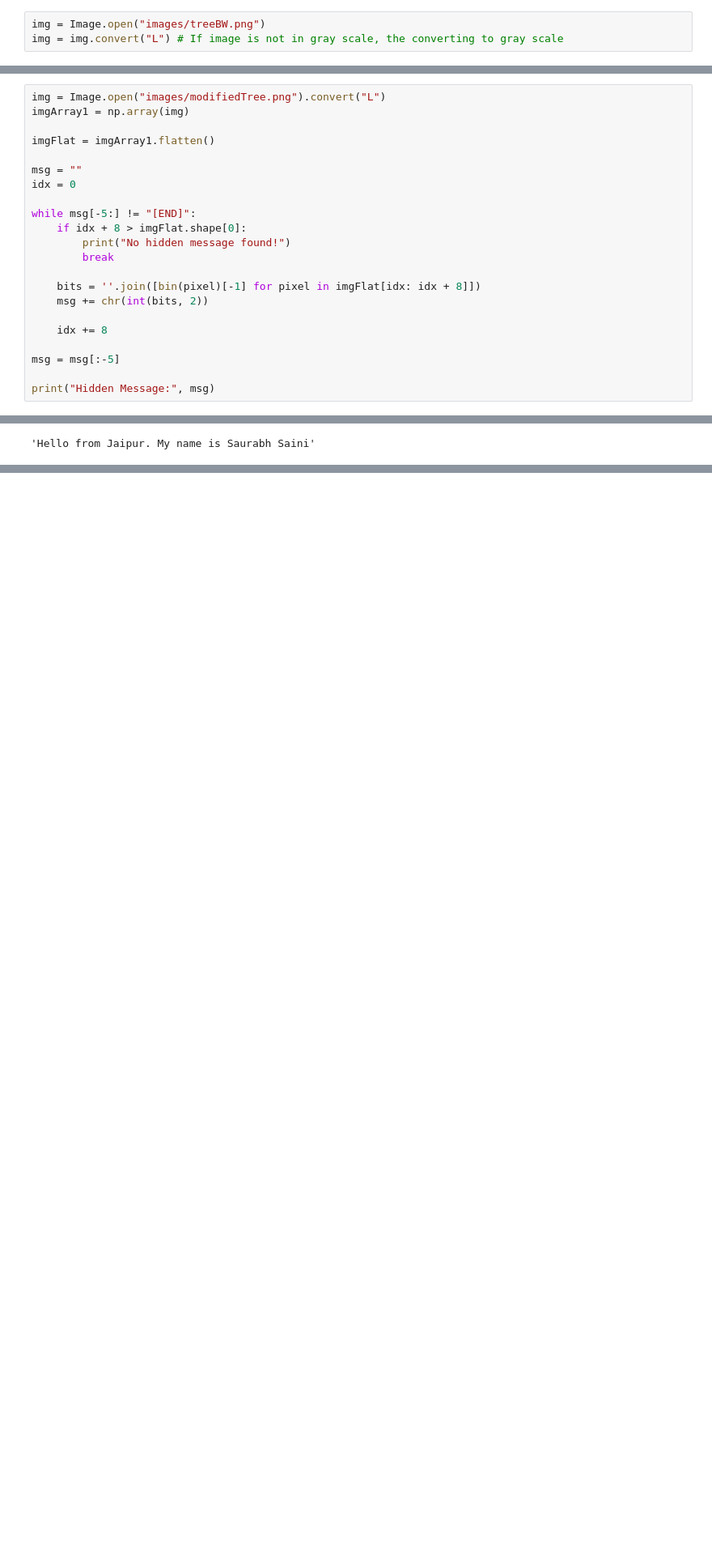
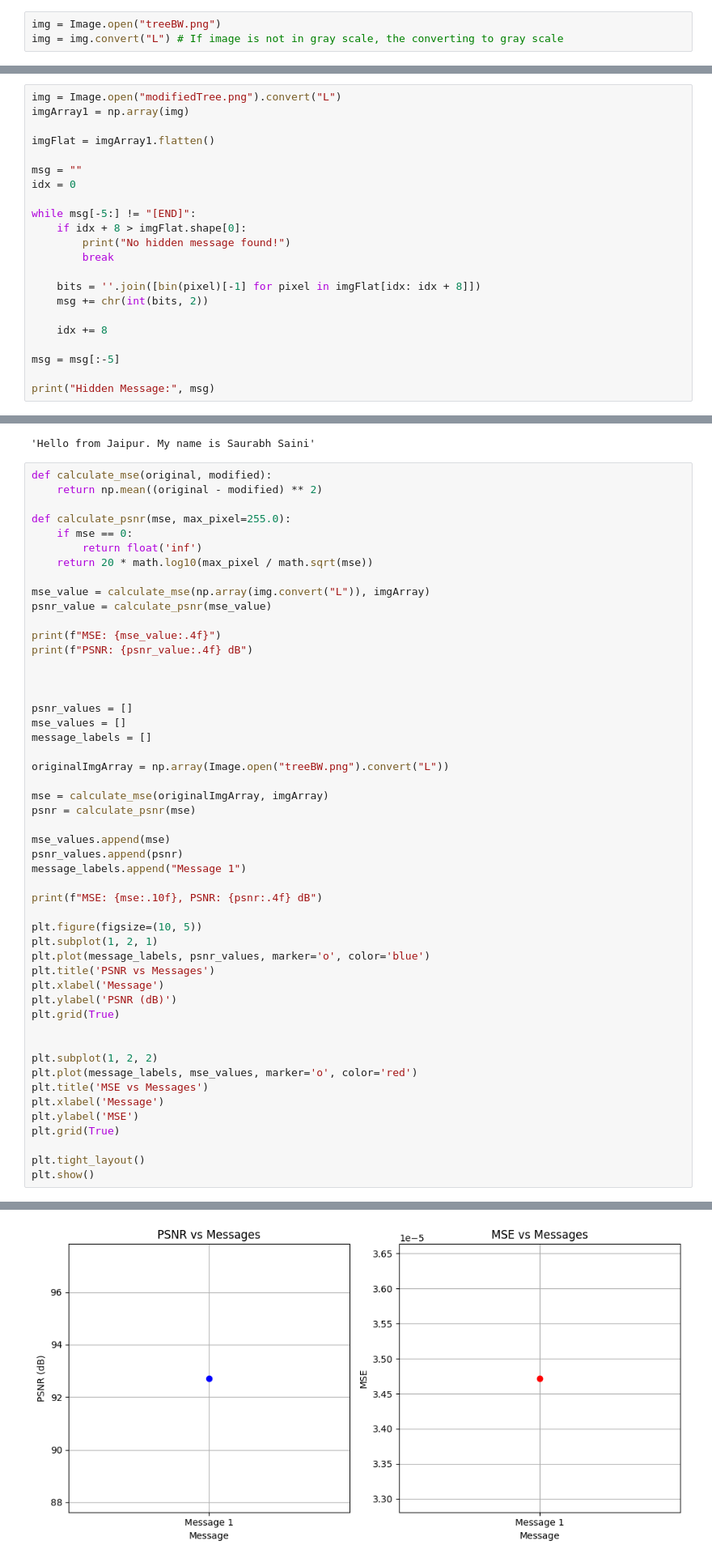
Before and after one commit to UtkarshTailor/Steganography, a Jupyter notebook: LSB/LSB.ipynb, the cells around one changed output, grey strips where cells are left out. Shown at 81% size. Cells and saved outputs as stored; diff of their text form; blank space fills up the shorter version.

Commit message:
LSB Modified

```diff
--- a/LSB/LSB.ipynb
+++ b/LSB/LSB.ipynb
@@ -7,7 +8,7 @@ import matplotlib.pyplot as plt
 # %% [markdown]
 #### Importing the Black & White Image
 # %%
-img = Image.open("images/treeBW.png")
+img = Image.open("treeBW.png")
 img = img.convert("L") # If image is not in gray scale, the converting to gray scale
 # %%
 plt.imshow(img, cmap="gray")
@@ -54,7 +55,7 @@ img.save("images/modifiedTree.png")
 # %% [markdown]
 ### Extracting plain text from Image
 # %%
-img = Image.open("images/modifiedTree.png").convert("L")
+img = Image.open("modifiedTree.png").convert("L")
 imgArray1 = np.array(img)
 
 imgFlat = imgArray1.flatten()
@@ -81,3 +82,54 @@ Hidden Message: Hello from Jaipur. My name is Saurabh Saini
 msg
 # %% [output]
 'Hello from Jaipur. My name is Saurabh Saini'
+# %%
+def calculate_mse(original, modified):
+    return np.mean((original - modified) ** 2)
+
+def calculate_psnr(mse, max_pixel=255.0):
+    if mse == 0:
+        return float('inf')
+    return 20 * math.log10(max_pixel / math.sqrt(mse))
+
+mse_value = calculate_mse(np.array(img.convert("L")), imgArray)
+psnr_value = calculate_psnr(mse_value)
+
+print(f"MSE: {mse_value:.4f}")
+print(f"PSNR: {psnr_value:.4f} dB")
+
+
+
+psnr_values = []
+mse_values = []
+message_labels = []
+
+originalImgArray = np.array(Image.open("treeBW.png").convert("L"))
+
+mse = calculate_mse(originalImgArray, imgArray)
+psnr = calculate_psnr(mse)
+
+mse_values.append(mse)
+psnr_values.append(psnr)
+message_labels.append("Message 1")
+
+print(f"MSE: {mse:.10f}, PSNR: {psnr:.4f} dB")
+
+plt.figure(figsize=(10, 5))
+plt.subplot(1, 2, 1)
+plt.plot(message_labels, psnr_values, marker='o', color='blue')
+plt.title('PSNR vs Messages')
+plt.xlabel('Message')
+plt.ylabel('PSNR (dB)')
+plt.grid(True)
+
+
+plt.subplot(1, 2, 2)
+plt.plot(message_labels, mse_values, marker='o', color='red')
+plt.title('MSE vs Messages')
+plt.xlabel('Message')
+plt.ylabel('MSE')
+plt.grid(True)
+
+plt.tight_layout()
+plt.show()
+# %% [output]
@@ -83,0 +139 @@ msg
+[figure, added]
```
Also changed, not shown: parts of 4 cells of this notebook, 1 other file.
